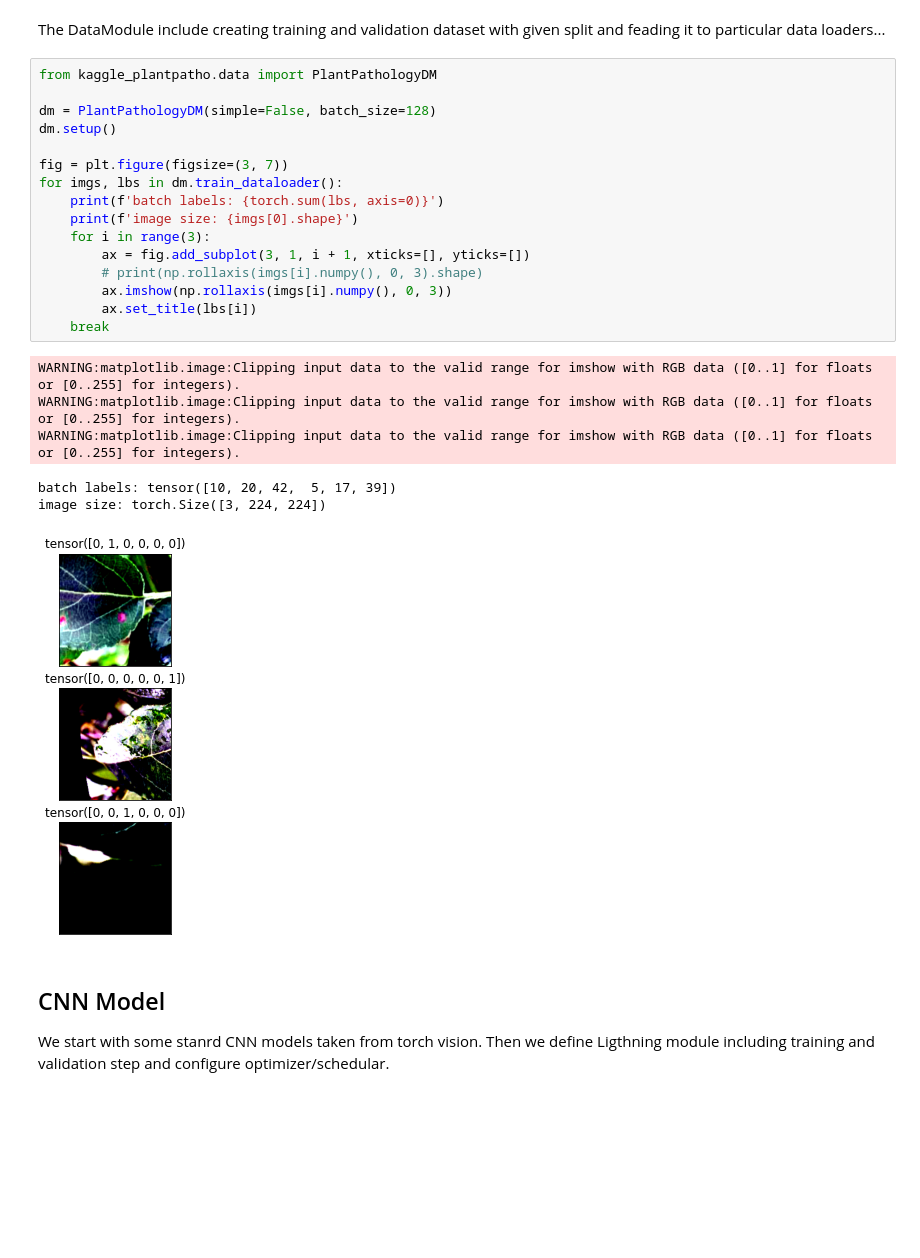
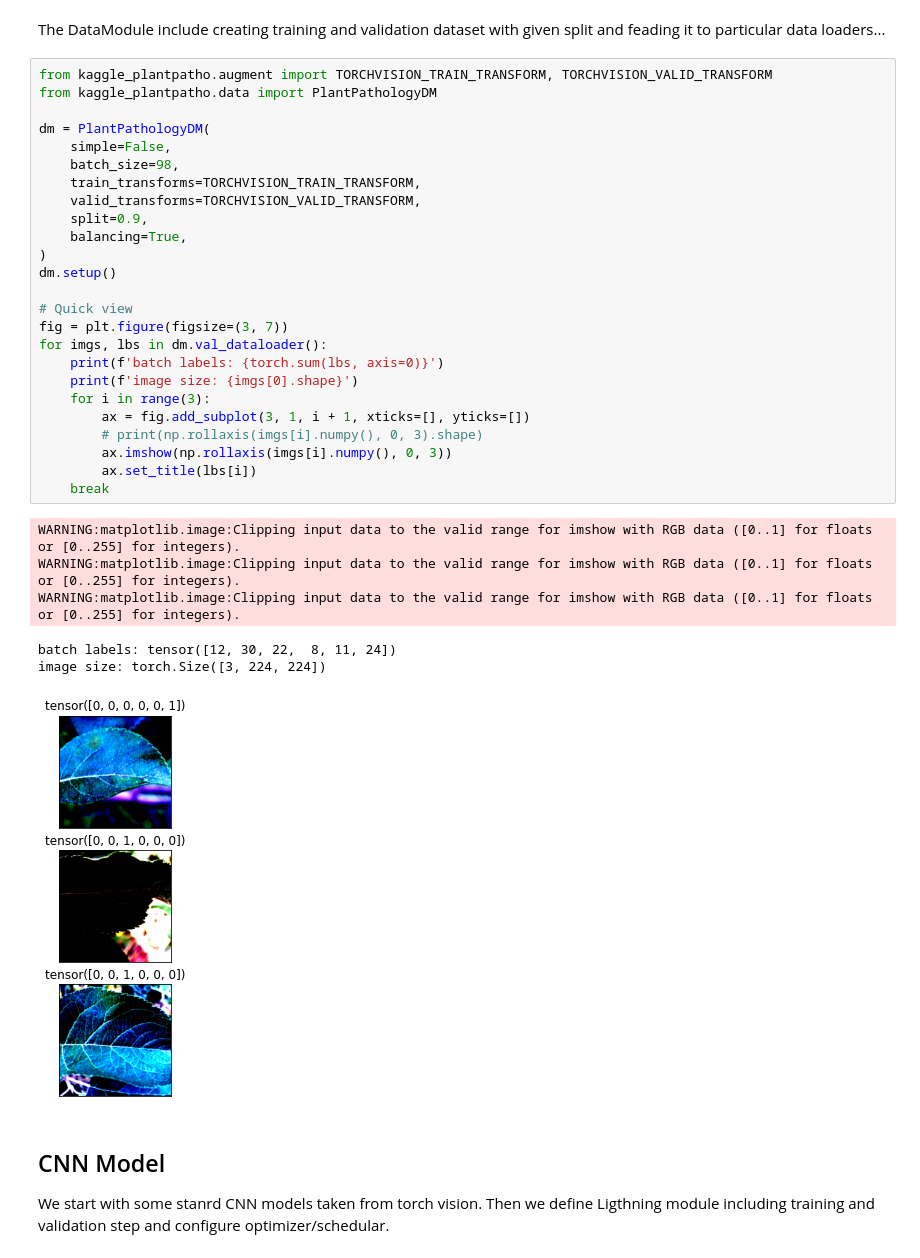
Before and after one commit to Borda/kaggle_image-classify, a Jupyter notebook: notebooks/Plant-Pathology-with-Lightning.ipynb, the cells around one changed output. Cells and saved outputs as stored; diff of their text form; blank space fills up the shorter version.

```diff
--- a/notebooks/Plant-Pathology-with-Lightning.ipynb
+++ b/notebooks/Plant-Pathology-with-Lightning.ipynb
@@ -238,28 +237,37 @@ for i in range(9):
 # %% [markdown]
 The DataModule include creating training and validation dataset with given split and feading it to particular data loaders...
 # %%
+from kaggle_plantpatho.augment import TORCHVISION_TRAIN_TRANSFORM, TORCHVISION_VALID_TRANSFORM
 from kaggle_plantpatho.data import PlantPathologyDM
 
-dm = PlantPathologyDM(simple=False, batch_size=128)
+dm = PlantPathologyDM(
+    simple=False,
+    batch_size=98,
+    train_transforms=TORCHVISION_TRAIN_TRANSFORM,
+    valid_transforms=TORCHVISION_VALID_TRANSFORM,
+    split=0.9,
+    balancing=True,
+)
 dm.setup()
 
+# Quick view
 fig = plt.figure(figsize=(3, 7))
-for imgs, lbs in dm.train_dataloader():
+for imgs, lbs in dm.val_dataloader():
     print(f'batch labels: {torch.sum(lbs, axis=0)}')
     print(f'image size: {imgs[0].shape}')
     for i in range(3):
         ax = fig.add_subplot(3, 1, i + 1, xticks=[], yticks=[])
         # print(np.rollaxis(imgs[i].numpy(), 0, 3).shape)
         ax.imshow(np.rollaxis(imgs[i].numpy(), 0, 3))
         ax.set_title(lbs[i])
     break
 # %% [output]
 WARNING:matplotlib.image:Clipping input data to the valid range for imshow with RGB data ([0..1] for floats or [0..255] for integers).
 WARNING:matplotlib.image:Clipping input data to the valid range for imshow with RGB data ([0..1] for floats or [0..255] for integers).
 WARNING:matplotlib.image:Clipping input data to the valid range for imshow with RGB data ([0..1] for floats or [0..255] for integers).
-batch labels: tensor([10, 20, 42,  5, 17, 39])
+batch labels: tensor([12, 30, 22,  8, 11, 24])
 image size: torch.Size([3, 224, 224])
-[figure, old version]
+[figure, new version]
 # %% [markdown]
 ## CNN Model
 
```
Also changed, not shown: parts of 17 cells of this notebook, 3 other files.
